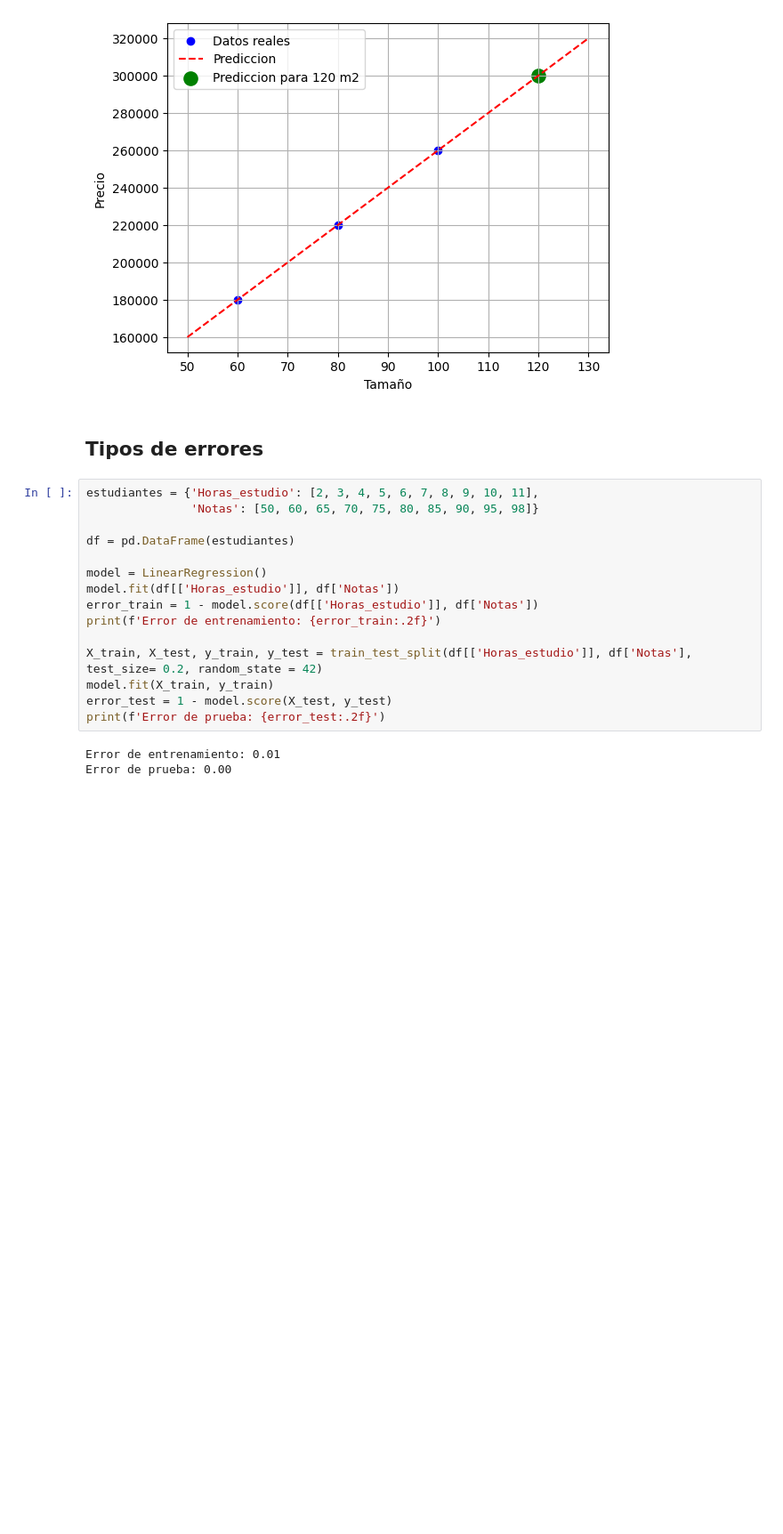
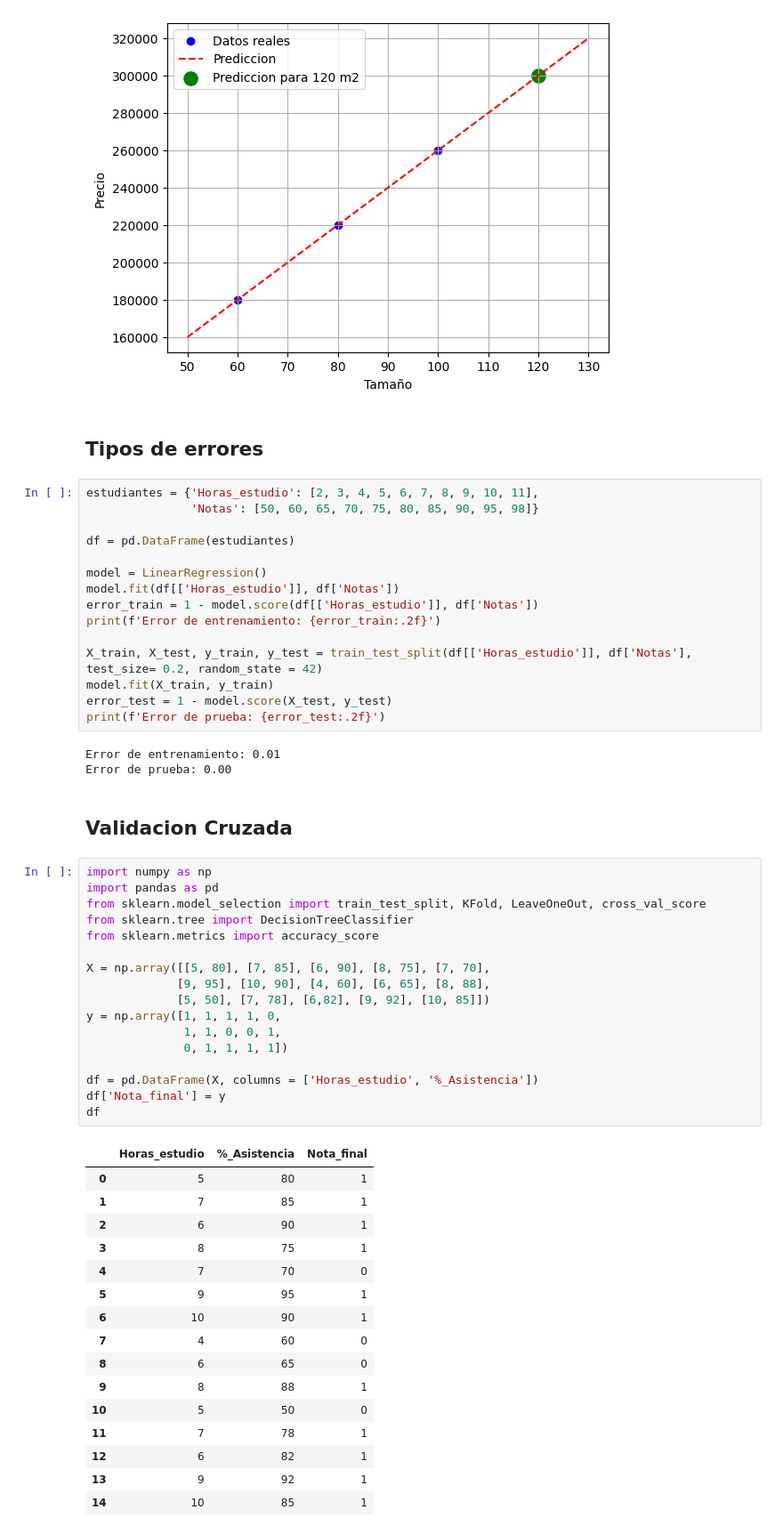
Before and after one commit to MattZG/Portafolio, a Jupyter notebook: Modulo_6.ipynb, the cells around one changed output. Shown: that part at 89% size. Saved outputs shown, nothing was run; the diff lists cells and outputs as text; blank space fills up the shorter version.

```diff
--- a/Modulo_6.ipynb
+++ b/Modulo_6.ipynb
@@ -122,3 +122,39 @@ print(f'Error de prueba: {error_test:.2f}')
 # %% [output]
 Error de entrenamiento: 0.01
 Error de prueba: 0.00
+# %% [markdown]
+## Validacion Cruzada
+# %%
+import numpy as np
+import pandas as pd
+from sklearn.model_selection import train_test_split, KFold, LeaveOneOut, cross_val_score
+from sklearn.tree import DecisionTreeClassifier
+from sklearn.metrics import accuracy_score
+
+X = np.array([[5, 80], [7, 85], [6, 90], [8, 75], [7, 70],
+             [9, 95], [10, 90], [4, 60], [6, 65], [8, 88],
+             [5, 50], [7, 78], [6,82], [9, 92], [10, 85]])
+y = np.array([1, 1, 1, 1, 0,
+              1, 1, 0, 0, 1,
+              0, 1, 1, 1, 1])
+
+df = pd.DataFrame(X, columns = ['Horas_estudio', '%_Asistencia'])
+df['Nota_final'] = y
+df
+# %% [output]
+|  | Horas_estudio | %_Asistencia | Nota_final |
+| 0 | 5 | 80 | 1 |
+| 1 | 7 | 85 | 1 |
+| 2 | 6 | 90 | 1 |
+| 3 | 8 | 75 | 1 |
+| 4 | 7 | 70 | 0 |
+| 5 | 9 | 95 | 1 |
+| 6 | 10 | 90 | 1 |
+| 7 | 4 | 60 | 0 |
+| 8 | 6 | 65 | 0 |
+| 9 | 8 | 88 | 1 |
+| 10 | 5 | 50 | 0 |
+| 11 | 7 | 78 | 1 |
+| 12 | 6 | 82 | 1 |
+| 13 | 9 | 92 | 1 |
+| 14 | 10 | 85 | 1 |
```
Also changed, not shown: parts of 10 cells of this notebook.
